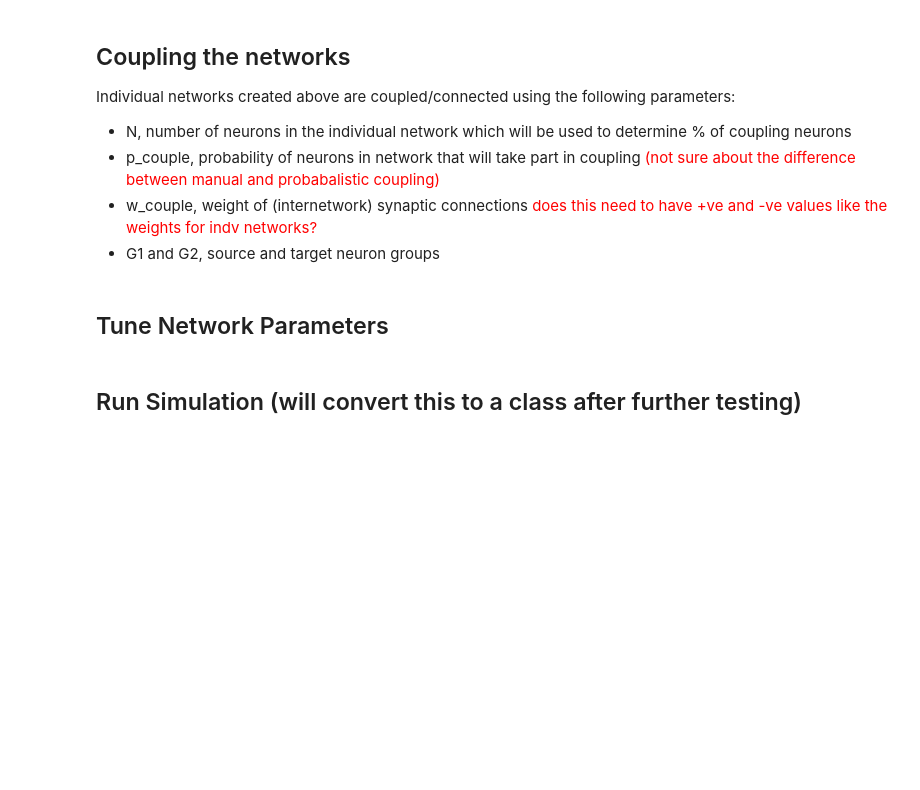
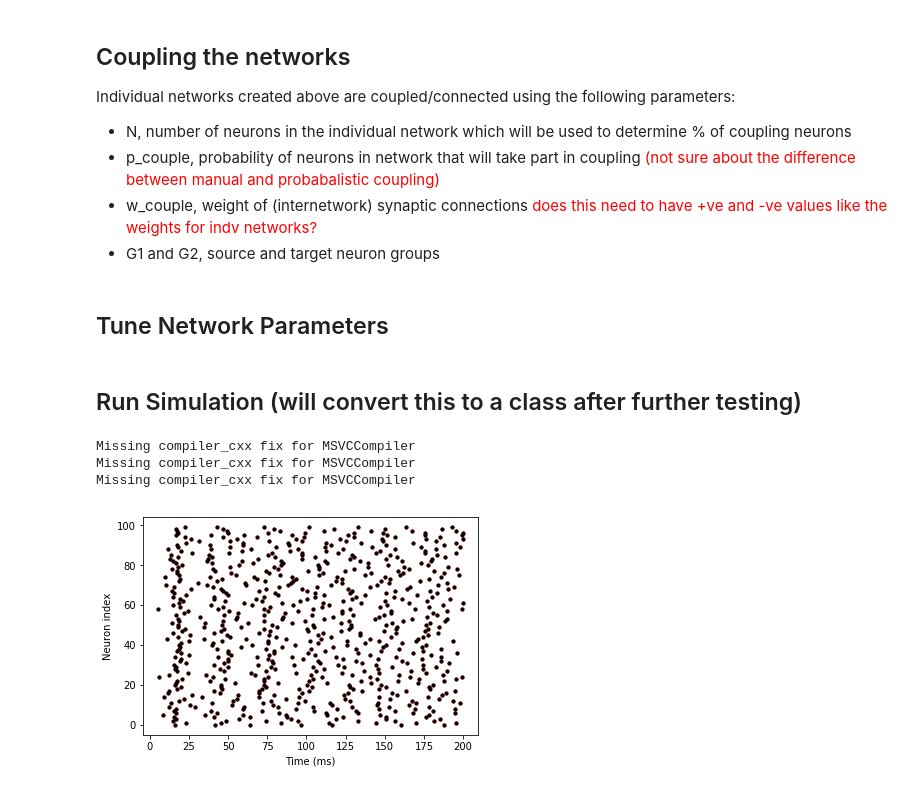
Before and after one commit to KokilaP/Neural-Networks, a Jupyter notebook: N2_BatchSimModel.ipynb, the cells around one changed output. Cells and saved outputs as stored; diff of their text form; code cells hidden in the pictures; blank space fills up the shorter version.

```diff
--- a/N2_BatchSimModel.ipynb
+++ b/N2_BatchSimModel.ipynb
@@ -182,8 +182,8 @@ class BrianVisualization:
         Injection current is constant but with slight perturbations from PoissonInput, if that function is active
         To get rid of highly synchronized, G1.v='rand()' and turn on P1
         '''
-        G1.I = I_c # Constant current define in input block
-        G1.tau_gi = tau_gi_c
+        #G1.I = I_c # Constant current define in input block
+        #G1.tau_gi = tau_gi_c
 
         # PoissonInput injection current -- changes each neuron's firing rate
         # Each neuron has different input current depending on Poisson distribution
@@ -277,8 +277,8 @@ class BrianVisualization:
         #ion()
         plot(spikemon.t/ms, spikemon.i, '.r')
         plot(spikemon_other.t/ms, spikemon_other.i, '.k') # Plots overlay of each network
-        plt.xlim([0,105])
-        plt.xticks(np.arange(0, 120, step=20))
+        #plt.xlim([0,105])
+        #plt.xticks(np.arange(0, 1200, step=20))
         xlabel('Time (ms)')
         ylabel('Neuron index');
         #plt.show(block=True)
@@ -726,5 +733,19 @@ G2.tau_gi = tau_gi_var
 G2.I = I_var
 # %% [markdown]
 ## Run Simulation (will convert this to a class after further testing)
+# %%
+net_NG1 = Network(G1,S1,P1,spikemon_G1)
+net_NG1.store()
+net_NG1.run(run_time*ms)
+spikemon_Gmaster = spikemon_G1
+# %% [output]
+Missing compiler_cxx fix for MSVCCompiler
+Missing compiler_cxx fix for MSVCCompiler
+Missing compiler_cxx fix for MSVCCompiler
+# %%
+fig1 = plt.figure()
+BrianVis.raster_plot(spikemon_G1,spikemon_G1)
+# %% [output]
+[figure, added]
 # %%
 # double check if it'll be useful to have a network group in case of conflicts
```
Also changed, not shown: parts of 12 cells of this notebook, 1 other file.
